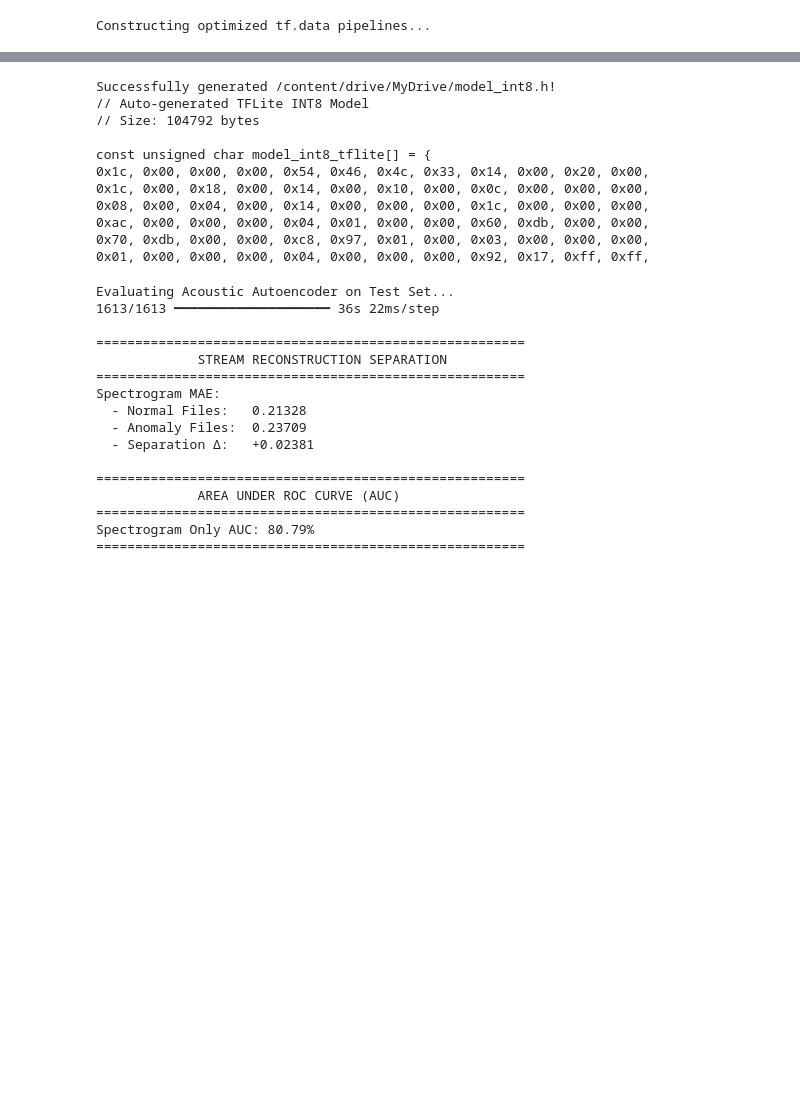
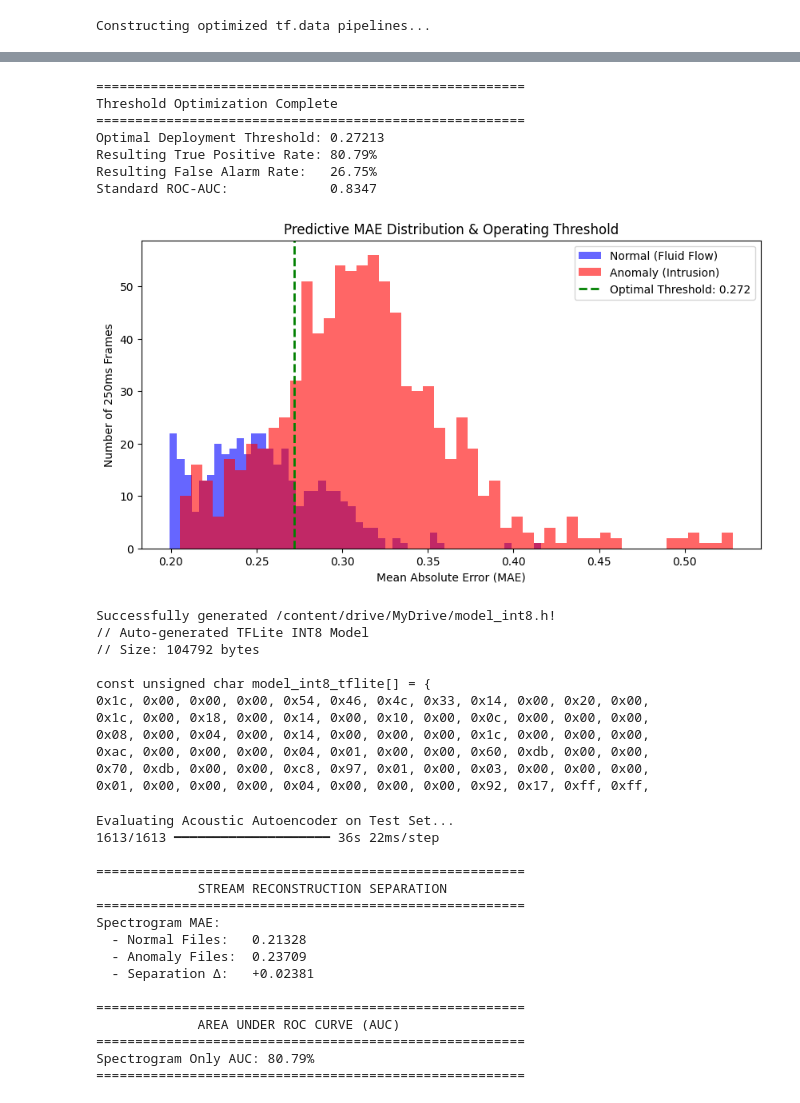
Before and after one commit to Samuel22-ai/ANALYST_LAB_AFRICA_INTERNSHIP, a Jupyter notebook: Second_Test_(1).ipynb, the cells around one changed output, grey strips where cells are left out. Drawn from its saved outputs; the diff is of its cells as text; code cells hidden in the pictures; blank space fills up the shorter version.

```diff
--- a/Second_Test_(1).ipynb
+++ b/Second_Test_(1).ipynb
@@ -871,7 +858,7 @@ ValueError: `to_quantize` can only either be a keras Sequential or Functional mo
 from sklearn.metrics import roc_auc_score, precision_recall_curve, auc
 
 # Initialize the TFLite Interpreter
-interpreter = tf.lite.Interpreter(model_path="/content/drive/MyDrive/pipeline_anomaly_int8.tflite")
+interpreter = tf.lite.Interpreter(model_path="/content/drive/MyDrive/pipeline_anomaly_int8_v1.tflite")
 interpreter.allocate_tensors()
 
 # Get input and output layer details
@@ -912,7 +899,7 @@ y_target = X_imfcc_test_scaled[:, :, 12:16, :]
 y_target = y_target.reshape(-1, 128)
 
 print("Running INT8 Inference on Normal Validation Data...")
-y_pred_normal_int8 = predict_tflite(x_input, X_ae_train_scaled)
+y_pred_normal_int8 = predict_tflite(x_input, X_ae_test_scaled)
 
 # Frame-Level Error Calculation
 # Spectrogram: MAE
@@ -994,3 +985,53 @@ PR-AUC (Precision-Recall):   0.9015
+# %%
+import numpy as np
+import matplotlib.pyplot as plt
+from sklearn.metrics import roc_curve, auc
+
+# Assuming you have these two arrays from your test set evaluation:
+# y_true: Array of true labels (0 for Normal, 1 for Anomaly)
+# mae_scores: Array of the predicted MAE reconstruction errors from the autoencoder
+
+# 1. Calculate the ROC Curve
+fpr, tpr, thresholds = roc_curve(y_file_labels, spec_err_file)
+roc_auc = auc(fpr, tpr)
+
+# 2. Maximize Youden's J Statistic
+# Formula: J = TPR - FPR (Finds the threshold closest to the top-left of the ROC graph)
+j_scores = tpr - fpr
+optimal_idx = np.argmax(j_scores)
+optimal_threshold = thresholds[optimal_idx]
+
+print(f"=======================================================")
+print(f"Threshold Optimization Complete")
+print(f"=======================================================")
+print(f"Optimal Deployment Threshold: {optimal_threshold:.5f}")
+print(f"Resulting True Positive Rate: {tpr[optimal_idx]:.2%}")
+print(f"Resulting False Alarm Rate:   {fpr[optimal_idx]:.2%}")
+print(f"Standard ROC-AUC:             {roc_auc:.4f}")
+
+# 3. Visualize the Separation to verify the threshold physically makes sense
+normal_maes = np.array(spec_err_file)[np.array(y_file_labels) == 0]
+anomaly_maes = np.array(spec_err_file)[np.array(y_file_labels) == 1]
+
+plt.figure(figsize=(10, 5))
+plt.hist(normal_maes, bins=50, alpha=0.6, color='blue', label='Normal (Fluid Flow)')
+plt.hist(anomaly_maes, bins=50, alpha=0.6, color='red', label='Anomaly (Intrusion)')
+plt.axvline(optimal_threshold, color='green', linestyle='dashed', linewidth=2,
+            label=f'Optimal Threshold: {optimal_threshold:.3f}')
+plt.title('Predictive MAE Distribution & Operating Threshold')
+plt.xlabel('Mean Absolute Error (MAE)')
+plt.ylabel('Number of 250ms Frames')
+plt.legend()
+plt.show()
+# %% [output]
+=======================================================
+Threshold Optimization Complete
+=======================================================
+Optimal Deployment Threshold: 0.27213
+Resulting True Positive Rate: 80.79%
+Resulting False Alarm Rate:   26.75%
+Standard ROC-AUC:             0.8347
+[figure, added]
 # %%
 import os
 
```
Also changed, not shown: parts of 8 cells of this notebook.
